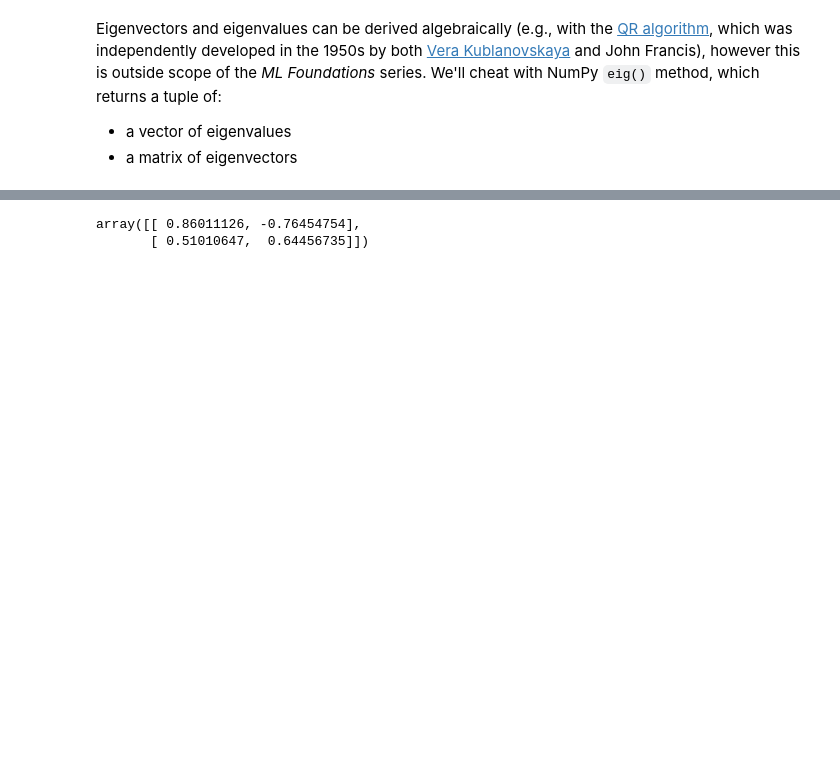
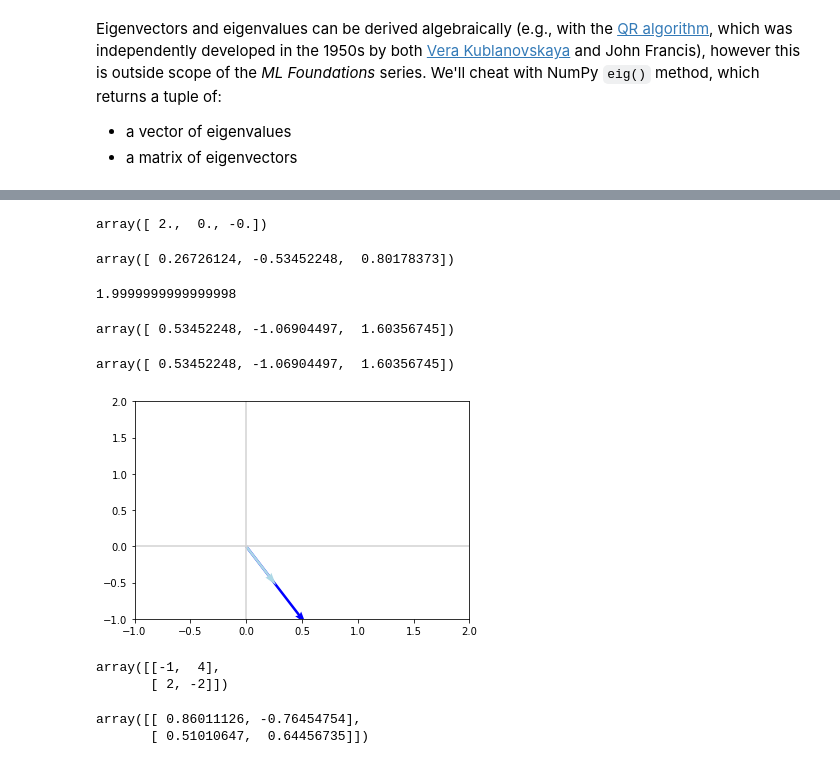
Before and after one commit to Sanjeevk26/MathsForML, a Jupyter notebook: Linear Algebra/10) Eigenvectors and Eigenvalues.ipynb, the cells around one changed output, grey strips where cells are left out. Drawn from its saved outputs; the diff is of its cells as text; code cells hidden in the pictures; blank space fills up the shorter version.

Commit message:
Understanding Eigenvectors and Eigenvalues
Visualizing and solving the characteristic equation.

```diff
--- a/Linear Algebra/10) Eigenvectors and Eigenvalues.ipynb
+++ b/Linear Algebra/10) Eigenvectors and Eigenvalues.ipynb
@@ -226,3 +226,6 @@ Eigenvectors and eigenvalues can be derived algebraically (e.g., with the [QR al
 
 * a vector of eigenvalues
 * a matrix of eigenvectors
+# %%
+X = np.array([[1, 1, 1], [-1, -3, -3], [2, 4, 4]])
+X
@@ -228,0 +236,2 @@ Eigenvectors and eigenvalues can be derived algebraically (e.g., with the [QR al
+# %%
+lambdas, V = np.linalg.eig(X)
@@ -229,3 +244,37 @@ Eigenvectors and eigenvalues can be derived algebraically (e.g., with the [QR al
+# %%
+np.round(lambdas)
+# %% [output]
+array([ 2.,  0., -0.])
+# %%
+v = V[:,0]
+v
+# %% [output]
+array([ 0.26726124, -0.53452248,  0.80178373])
+# %%
+lambduh = lambdas[0] # note that "lambda" is reserved term in Python
+lambduh
+# %% [output]
+1.9999999999999998
+# %%
+Xv = np.dot(X, v)
+Xv
+# %% [output]
+array([ 0.53452248, -1.06904497,  1.60356745])
+# %%
+lambduh * v
+# %% [output]
+array([ 0.53452248, -1.06904497,  1.60356745])
+# %%
+plot_vectors([Xv, v], ['blue', 'lightblue'])
+plt.xlim(-1, 2)
+_ = plt.ylim(-1, 2)
+# %% [output]
+[figure, added]
+# %%
+A
+# %% [output]
+array([[-1,  4],
+       [ 2, -2]])
 # %%
 lambdas, V = np.linalg.eig(A)
 # %%
```
Also changed, not shown: parts of 4 cells of this notebook.
